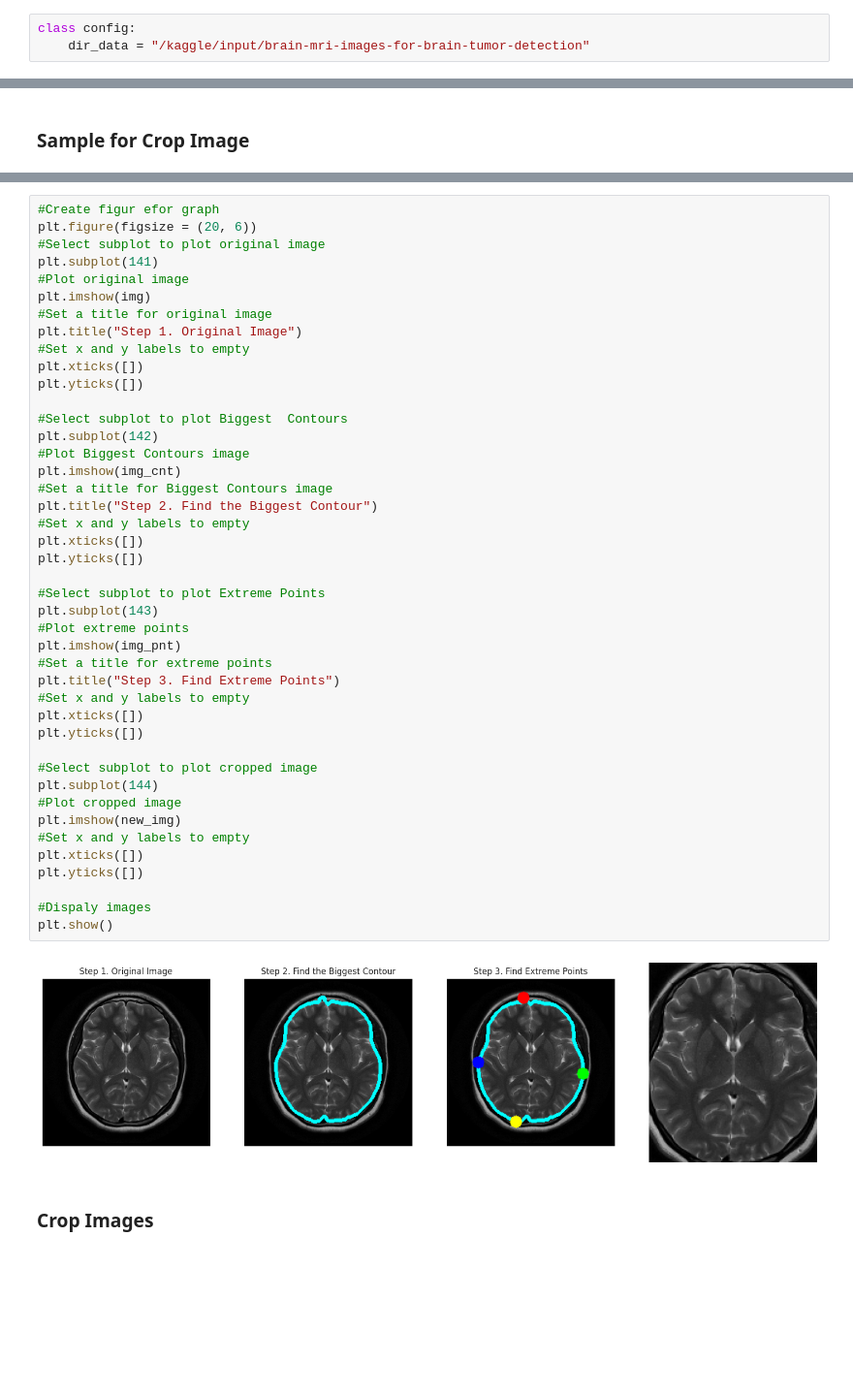
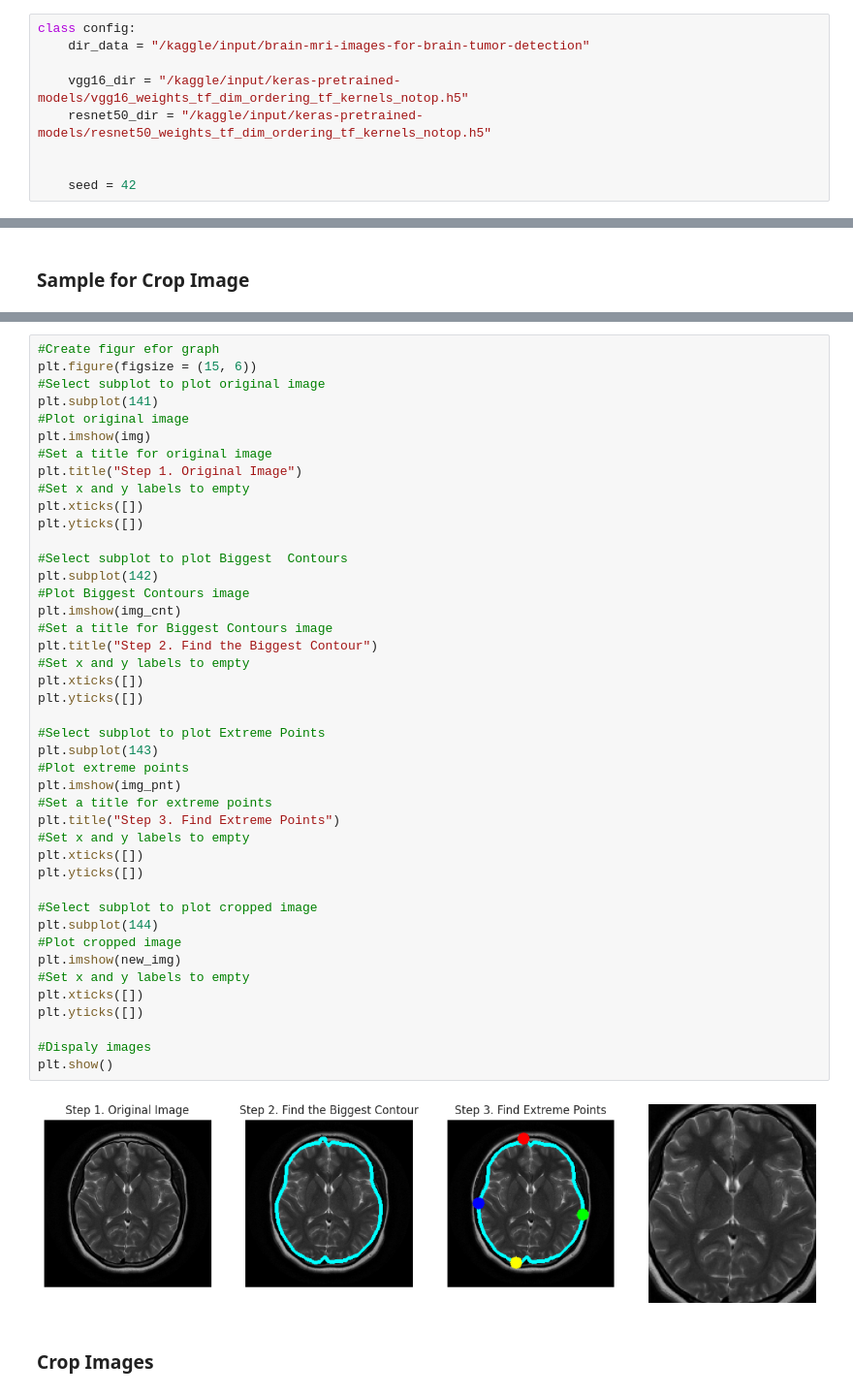
Before and after one commit to Mustafa-Er/CNN_Detecting_Brain_Tumor, a Jupyter notebook: cnn-detection-tumor.ipynb, the cells around one changed output, grey strips where cells are left out. Shown at 97% size. Drawn from its saved outputs; the diff is of its cells as text; blank space fills up the shorter version.

Commit message:
Kaggle Notebook | CNN_Detection_Tumor | Version 4

```diff
--- a/cnn-detection-tumor.ipynb
+++ b/cnn-detection-tumor.ipynb
@@ -45,6 +79,12 @@ warnings.filterwarnings("ignore")
 # %%
 class config:
     dir_data = "/kaggle/input/brain-mri-images-for-brain-tumor-detection"
+
+    vgg16_dir = "/kaggle/input/keras-pretrained-models/vgg16_weights_tf_dim_ordering_tf_kernels_notop.h5"
+    resnet50_dir = "/kaggle/input/keras-pretrained-models/resnet50_weights_tf_dim_ordering_tf_kernels_notop.h5"
+
+
+    seed = 42
 # %% [markdown]
 # UTILS
 # %% [markdown]
@@ -316,6 +353,6 @@ new_img = img[extTop[1]-ADD_PIXELS:extBot[1]+ADD_PIXELS, extLeft[0]-ADD_PIXELS:e
 # %%
 #Create figur efor graph
-plt.figure(figsize = (20, 6))
+plt.figure(figsize = (15, 6))
 #Select subplot to plot original image
 plt.subplot(141)
 #Plot original image
@@ -330,34 +367,34 @@ plt.yticks([])
 plt.subplot(142)
 #Plot Biggest Contours image
 plt.imshow(img_cnt)
 #Set a title for Biggest Contours image
 plt.title("Step 2. Find the Biggest Contour")
 #Set x and y labels to empty
 plt.xticks([])
 plt.yticks([])
 
 #Select subplot to plot Extreme Points
 plt.subplot(143)
 #Plot extreme points
 plt.imshow(img_pnt)
 #Set a title for extreme points
 plt.title("Step 3. Find Extreme Points")
 #Set x and y labels to empty
 plt.xticks([])
 plt.yticks([])
 
 #Select subplot to plot cropped image
 plt.subplot(144)
 #Plot cropped image
 plt.imshow(new_img)
 #Set x and y labels to empty
 plt.xticks([])
 plt.yticks([])
 
 #Dispaly images
 plt.show()
 # %% [output]
-[figure, old version]
+[figure, new version]
 # %% [markdown]
 ### Crop Images
 # %%
```
Also changed, not shown: parts of 40 cells of this notebook.
